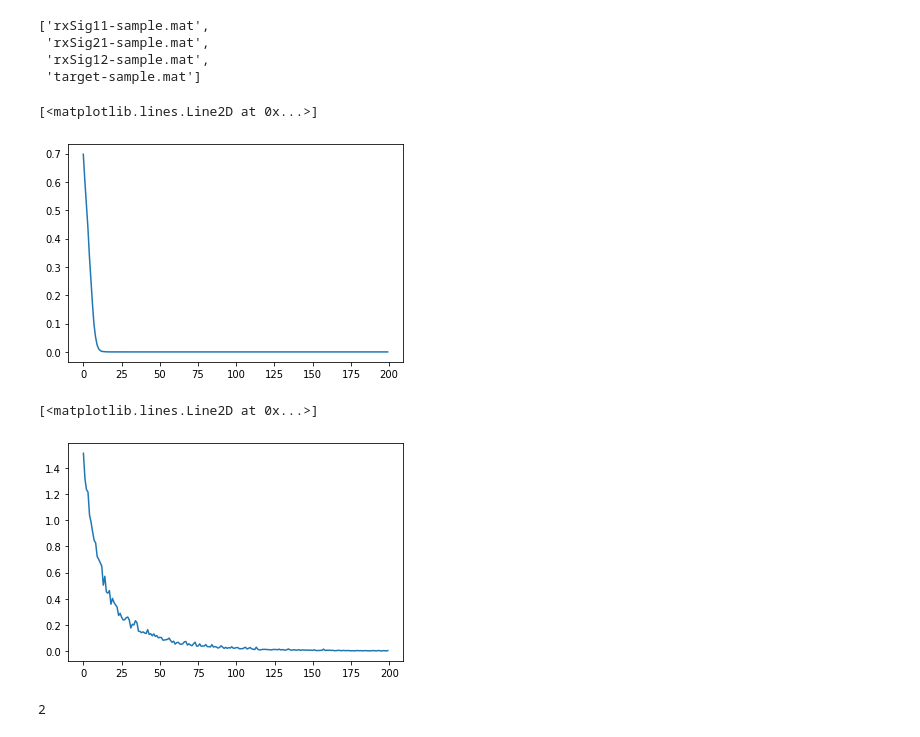
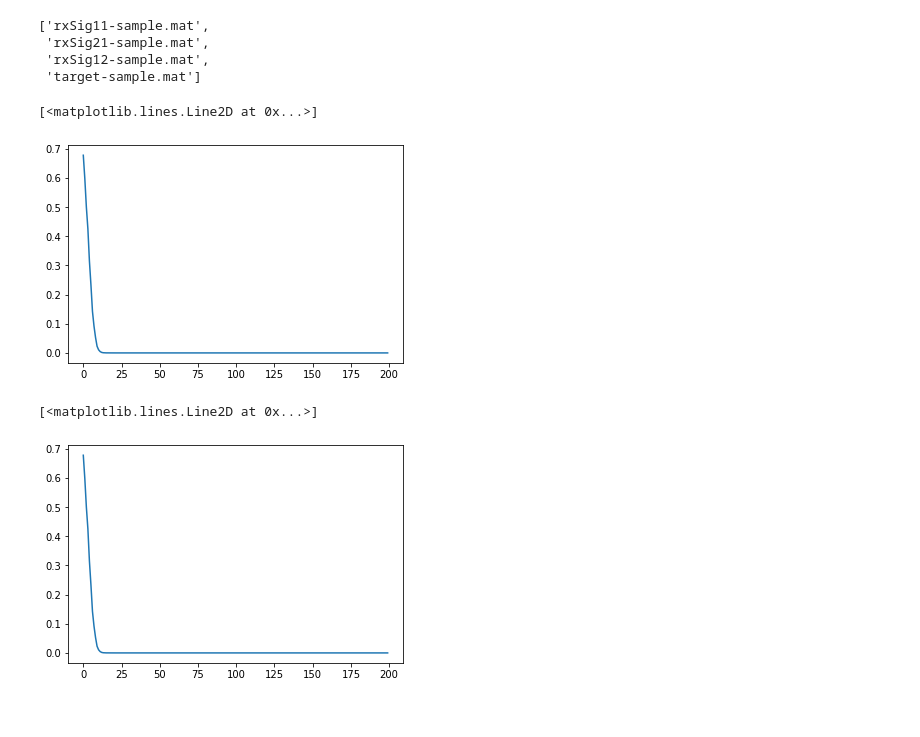
Before and after one commit to Arvinth-s/MIMO, a Jupyter notebook: mimo.ipynb, the cells around one changed output. Saved outputs shown, nothing was run; the diff lists cells and outputs as text; code cells hidden in the pictures.

```diff
--- a/mimo.ipynb
+++ b/mimo.ipynb
@@ -68,15 +68,18 @@ class Network(nn.Module):
         self.softmax = nn.Softmax(dim=1)
         self.ch, self.n = NoiseChannel(mr, mt)
         self.encoder= True
+        self.var = 1
 
-
-    def channel(self, x, var = 1):
-      ch, n = self.ch, self.n
-      n = np.random.normal(0, var, (mr, 2)).view(np.complex128)
+    def channel(self, x):
+      # ch, n = self.ch, self.n
+      # n = np.random.normal(0, self.var, (mr, 2)).view(np.complex128)
+      ch, n = NoiseChannel(mr, mt)
+      n = np.random.normal(0, self.var, (mr, 2)).view(np.complex128)
       y = np.array(x.detach())
       y = y.reshape(y.shape[0], int(y.shape[1]/2), 2).view(np.complex64)
       y = y[:, :].squeeze()
       y = np.matmul(y, np.transpose(ch))
+      y = y/np.linalg.norm(y)
       n = np.repeat(n, y.shape[0], axis=1)
       y = y + np.transpose(n)
       x = torch.tensor(y, requires_grad=False)
@@ -96,6 +99,8 @@ class Network(nn.Module):
           ct += 1
           for param in child.parameters():
             param.requires_grad=val
+    def update_variance(self, var = 1):
+      self.var = var
 
     def forward(self, x):
         # Pass the input tensor through each of our operations
@@ -132,36 +137,33 @@ for epoch in range(epochs):
 plt.plot(np.arange(len(losses)), losses)
 # %% [output]
 [<matplotlib.lines.Line2D at 0x...>]
-[figure, old version]
+[figure, new version]
 # %%
-#training decoder with AWGN
-lr = 5e-6
-epochs = 200
-batch_size = 50
-model.train_encoder(False)
-optimizer = optim.Adam(model.parameters(), lr = lr)
-criterion = nn.BCELoss()
-losses = []
-for epoch in range(epochs):
-  batch_loss = []
-  for batch in range(batch_size):
-    optimizer.zero_grad()
-    x = torch.tensor(np.random.randint(0, 2, (101, 2)), dtype = torch.float32)
-    pred = model(x)
-    loss = criterion(pred, x)
-    batch_loss.append(loss.item())
-    loss.backward()
-    optimizer.step()
-  losses.append(sum(batch_loss)/len(batch_loss))
-plt.plot(np.arange(len(losses)), losses)
+#training decoder with AWGN and Rayleigh
+def train(model):
+  lr = 5e-6
+  epochs = 1000
+  batch_size = 100
+  model.train_encoder(False)
+  optimizer = optim.Adam(model.parameters(), lr = lr)
+  criterion = nn.BCELoss()
+  losses = []
+  for epoch in range(epochs):
+    batch_loss = []
+    for batch in range(batch_size):
+      optimizer.zero_grad()
+      x = torch.tensor(np.random.randint(0, 2, (101, 2)), dtype = torch.float32)
+      pred = model(x)
+      loss = criterion(pred, x)
+      batch_loss.append(loss.item())
+      loss.backward()
+      optimizer.step()
+    losses.append(sum(batch_loss)/len(batch_loss))
+  plt.plot(np.arange(len(losses)), losses)
+  return sum(losses)/len(losses)
+train(model)
-# %% [output]
-[<matplotlib.lines.Line2D at 0x...>]
-[figure, removed]
-# %%
-target_dir = '/content/drive/MyDrive/Antenna/project/'
-# del input
-i = input()
-torch.save(model, target_dir + 'weights/model/' + i + '.pt')
-torch.save(model, target_dir + 'weights/optimizer/' + i + '.pt')
-# %% [output]
-2
+# %%
+plt.plot(np.arange(len(losses)), losses)
+# %% [output]
+[<matplotlib.lines.Line2D at 0x...>]
+[figure, added]
```
Also changed, not shown: parts of 6 cells of this notebook.
